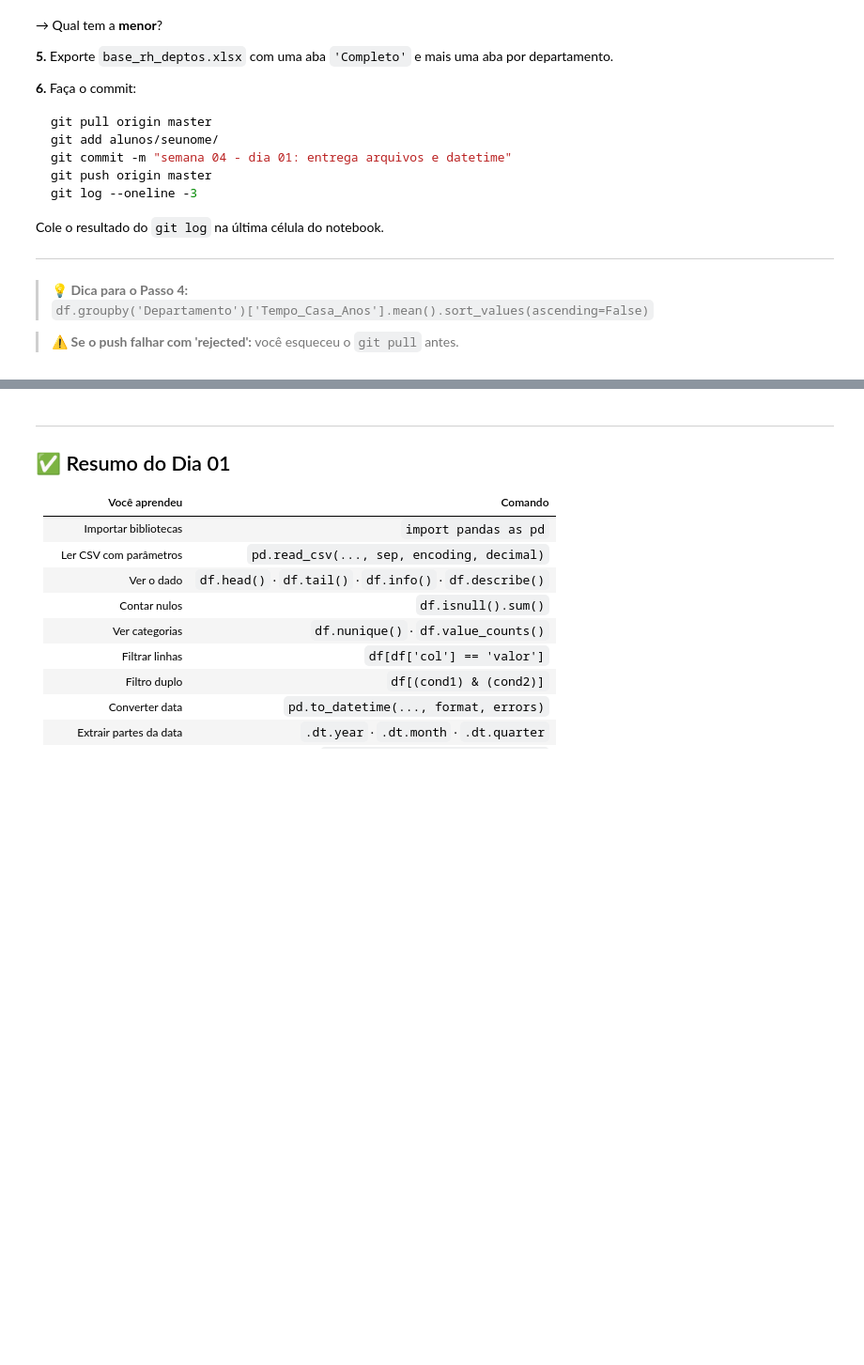
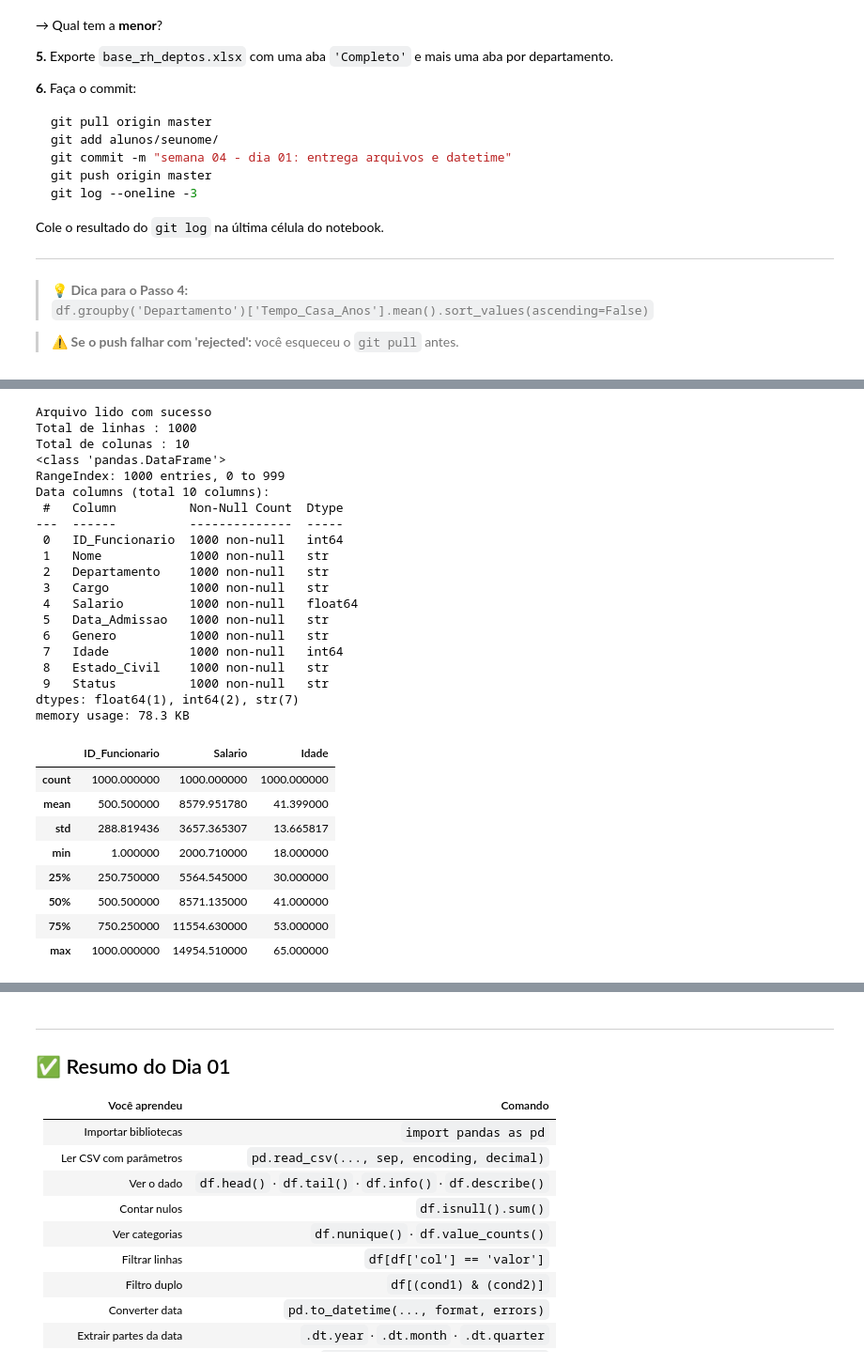
Before and after one commit to cfneves/turma-visualizacao-de-dados, a Jupyter notebook: alunos/marcos_bhering/aulas/semana04/base_rh.ipynb, the cells around one changed output, grey strips where cells are left out. Shown at 94% size. Drawn from its saved outputs; the diff is of its cells as text; code cells hidden in the pictures; blank space fills up the shorter version.

```diff
--- a/alunos/marcos_bhering/aulas/semana04/base_rh.ipynb
+++ b/alunos/marcos_bhering/aulas/semana04/base_rh.ipynb
@@ -982,0 +1057,44 @@ Cole o resultado do `git log` na última célula do notebook.
+# %%
+CAMINHO = r'C:\Users\marco\OneDrive\Área de Trabalho\SC-modelagem de dados\turma-visualizacao-de-dados\alunos\marcos_bhering\aulas\semana04\base_rh.csv'
+df = pd.read_csv(
+	CAMINHO,
+	sep=';',
+	encoding='cp1252',
+	decimal=','
+)
+print('Arquivo lido com sucesso')
+print(f'Total de linhas : {df.shape[0]}')
+print(f'Total de colunas : {df.shape[1]}')
+# Passo 2: diagnóstico
+df.info()
+df.describe()
+# %% [output]
+Arquivo lido com sucesso
+Total de linhas : 1000
+Total de colunas : 10
+<class 'pandas.DataFrame'>
+RangeIndex: 1000 entries, 0 to 999
+Data columns (total 10 columns):
+ #   Column          Non-Null Count  Dtype
+---  ------          --------------  -----
+ 0   ID_Funcionario  1000 non-null   int64
+ 1   Nome            1000 non-null   str
+ 2   Departamento    1000 non-null   str
+ 3   Cargo           1000 non-null   str
+ 4   Salario         1000 non-null   float64
+ 5   Data_Admissao   1000 non-null   str
+ 6   Genero          1000 non-null   str
+ 7   Idade           1000 non-null   int64
+ 8   Estado_Civil    1000 non-null   str
+ 9   Status          1000 non-null   str
+dtypes: float64(1), int64(2), str(7)
+memory usage: 78.3 KB
+|  | ID_Funcionario | Salario | Idade |
+| count | 1000.000000 | 1000.000000 | 1000.000000 |
+| mean | 500.500000 | 8579.951780 | 41.399000 |
+| std | 288.819436 | 3657.365307 | 13.665817 |
+| min | 1.000000 | 2000.710000 | 18.000000 |
+| 25% | 250.750000 | 5564.545000 | 30.000000 |
+| 50% | 500.500000 | 8571.135000 | 41.000000 |
+| 75% | 750.250000 | 11554.630000 | 53.000000 |
+| max | 1000.000000 | 14954.510000 | 65.000000 |
```
Also changed, not shown: parts of 5 cells of this notebook, 4 other files.
